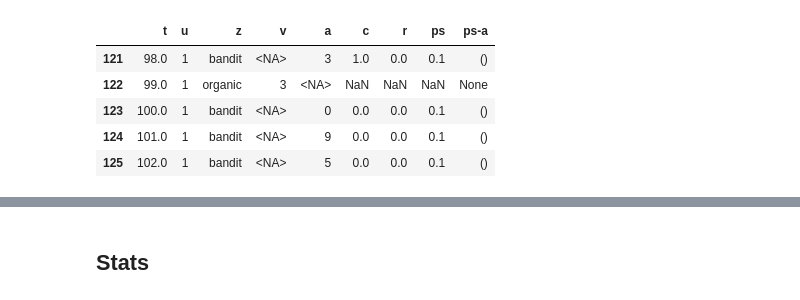
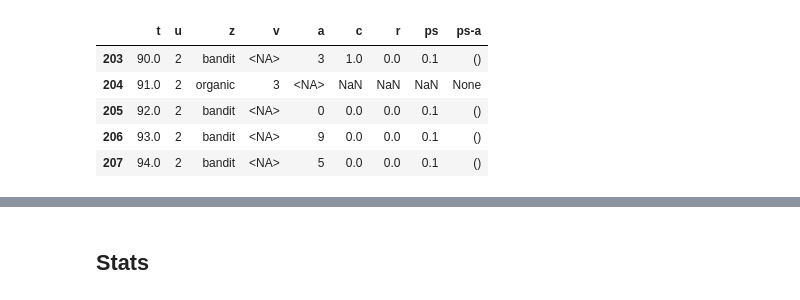
Before and after one commit to philomenec/reco-gym, a Jupyter notebook: 0. Stats.ipynb, the cells around one changed output, grey strips where cells are left out. Drawn from its saved outputs; the diff is of its cells as text; code cells hidden in the pictures.

```diff
--- a/0. Stats.ipynb
+++ b/0. Stats.ipynb
@@ -93,14 +72,14 @@ data.to_csv("generate_logs_test.csv")
 # %%
 # Check that we land on the clicked reco in the following organic session
-ind = data[data["c"]==1].index[0]
+ind = data[data["c"]==1].index[2]
 data.iloc[ind:ind+5]
 # %% [output]
 |  | t | u | z | v | a | c | r | ps | ps-a |
-| 121 | 98.0 | 1 | bandit | <NA> | 3 | 1.0 | 0.0 | 0.1 | () |
-| 122 | 99.0 | 1 | organic | 3 | <NA> | NaN | NaN | NaN | None |
-| 123 | 100.0 | 1 | bandit | <NA> | 0 | 0.0 | 0.0 | 0.1 | () |
-| 124 | 101.0 | 1 | bandit | <NA> | 9 | 0.0 | 0.0 | 0.1 | () |
-| 125 | 102.0 | 1 | bandit | <NA> | 5 | 0.0 | 0.0 | 0.1 | () |
+| 203 | 90.0 | 2 | bandit | <NA> | 3 | 1.0 | 0.0 | 0.1 | () |
+| 204 | 91.0 | 2 | organic | 3 | <NA> | NaN | NaN | NaN | None |
+| 205 | 92.0 | 2 | bandit | <NA> | 0 | 0.0 | 0.0 | 0.1 | () |
+| 206 | 93.0 | 2 | bandit | <NA> | 9 | 0.0 | 0.0 | 0.1 | () |
+| 207 | 94.0 | 2 | bandit | <NA> | 5 | 0.0 | 0.0 | 0.1 | () |
 # %%
 print(share_states(data))
 print("Share of users with at least one sale : ", share_user_with_sale(data))
```
Also changed, not shown: parts of 8 cells of this notebook, 9 other files.
